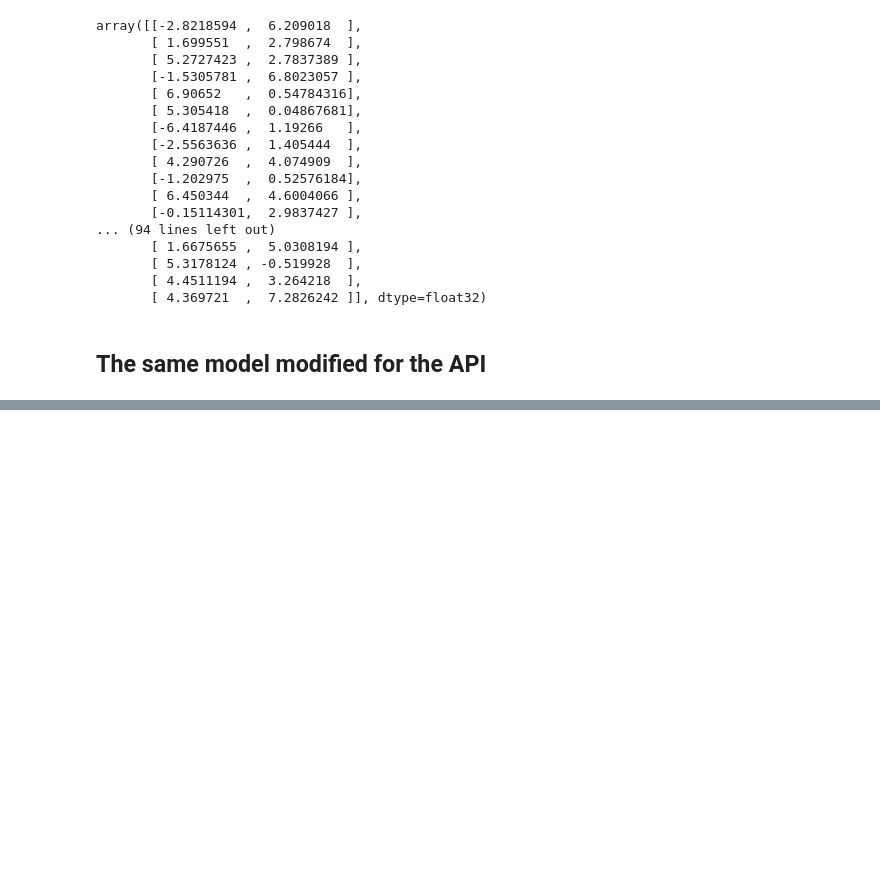
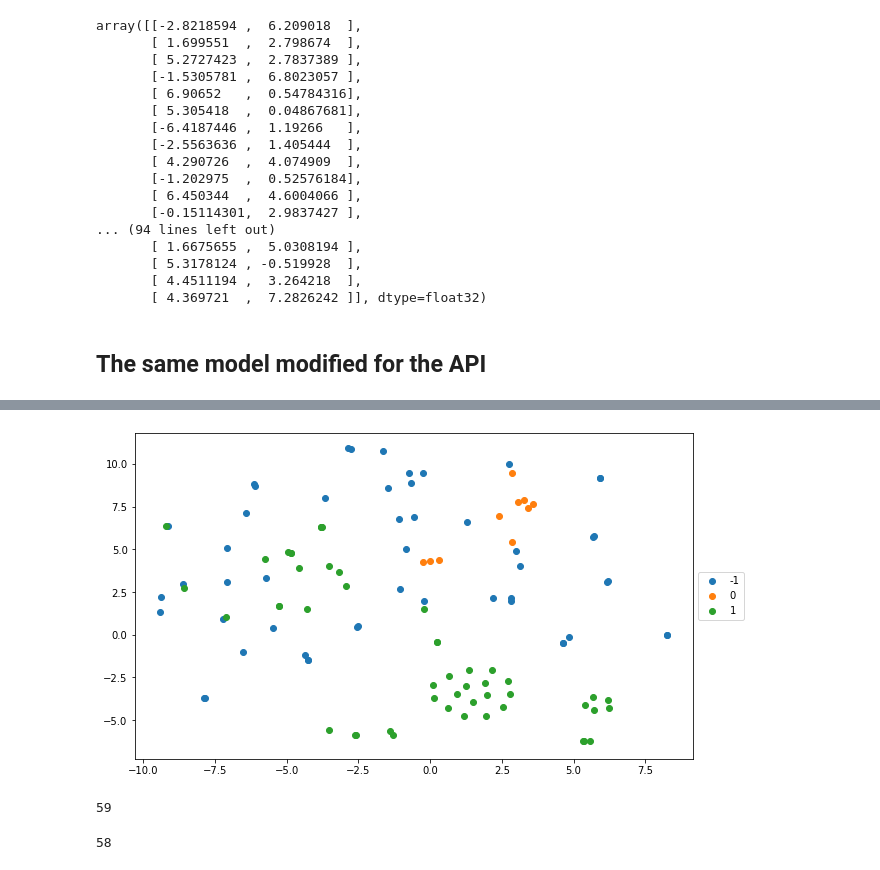
Before and after one commit to Aalto-LeTech/CodeClustersModeling, a Jupyter notebook: notebooks/n-gram model.ipynb, the cells around one changed output, grey strips where cells are left out. Saved outputs shown, nothing was run; the diff lists cells and outputs as text; code cells hidden in the pictures; blank space fills up the shorter version.

```diff
--- a/notebooks/n-gram model.ipynb
+++ b/notebooks/n-gram model.ipynb
@@ -470,11 +487,25 @@ def cluster_submissions(courseId, exerciseId):
     """)
     submissionIds = [r[0] for r in rows]
     codeList = [r[1] for r in rows]
-    # print(codeList)
-    ngram_result = run_ngram(submissionIds, codeList)
+    token_set = 'modified'
+    ngrams = [5, 5]
+    svd_n_components = 40
+    random_seed = 1
+    clustering_params = {
+        'name': 'DBSCAN',
+        'min_cluster_size': 2,
+        'k_clusters': 3
+    }
+    dim_visualization_params = {
+        'name': 'TSNE',
+        'perplexity': 30
+    }
+
+    ngram_result = run_ngram(submissionIds, codeList, token_set, ngrams, svd_n_components, random_seed,
+      clustering_params, dim_visualization_params)
     return {
-        "ngram": ngram_result,
+        "ngram": ngram_result
     }
 
 
-r = cluster_submissions(2, 4)
+res = cluster_submissions(2, 4)
@@ -500,0 +636,22 @@ r
+# %%
+cluster = [x['cluster'] for x in res['ngram']['2d']]
+
+plt.figure(3, figsize=(10,6))
+
+for i, c in enumerate(np.unique(cluster)):
+    x = [x['x'] for x in res['ngram']['2d'] if x['cluster'] == c]
+    y = [x['y'] for x in res['ngram']['2d'] if x['cluster'] == c]
+    plt.scatter(x, y, marker="o", cmap='jet', label=c)
+
+plt.legend(loc='center left', bbox_to_anchor=(1, 0.5))
+plt.show()
+# %% [output]
+[figure, added]
+# %%
+len([c for c in cluster if c != -1])
+# %% [output]
+59
+# %%
+len(np.unique(matrix[matrix > 0.49]))
+# %% [output]
+58
```
Also changed, not shown: parts of 16 cells of this notebook, 3 other files.
